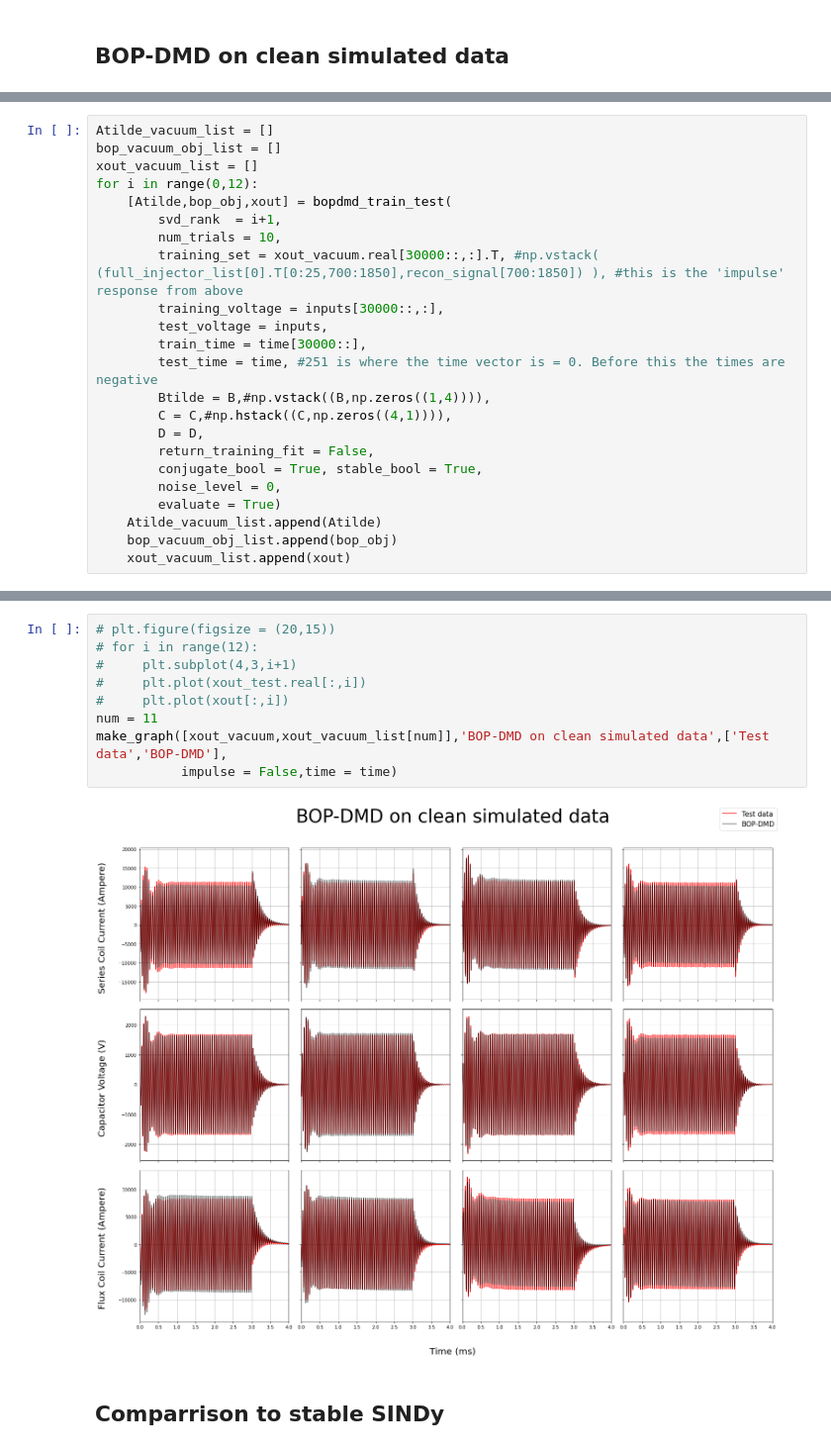
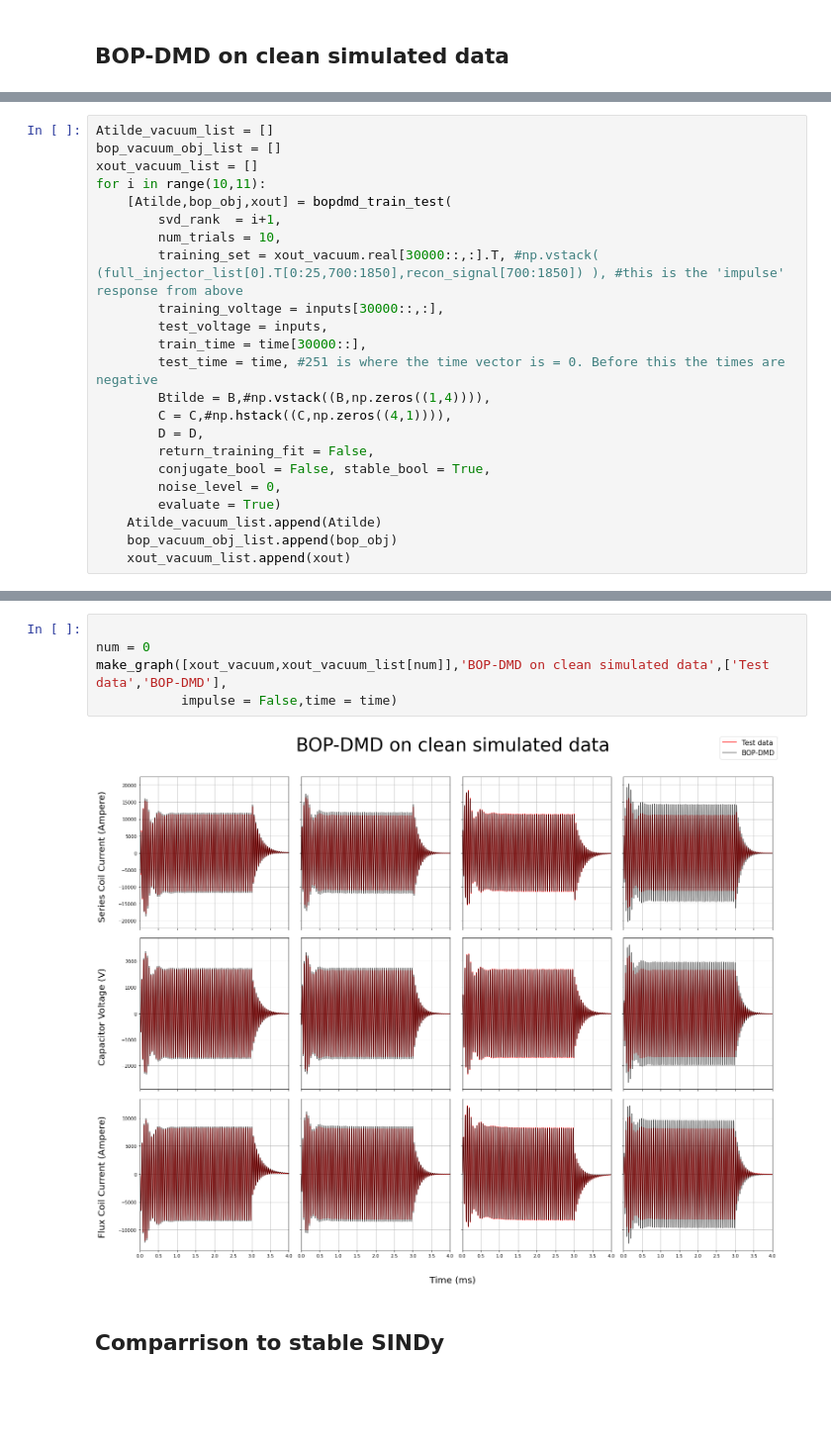
Before and after one commit to zachary-daniel/HIT-SI-Control, a Jupyter notebook: Python_Stuff/BOP_on_sim_data_for_Alan.ipynb, the cells around one changed output, grey strips where cells are left out. Shown at 99% size. Cells and saved outputs as stored; diff of their text form; blank space fills up the shorter version.

```diff
--- a/Python_Stuff/BOP_on_sim_data_for_Alan.ipynb
+++ b/Python_Stuff/BOP_on_sim_data_for_Alan.ipynb
@@ -312,7 +295,7 @@ make_graph([xout_vacuum],'sim data',['sim data'],impulse =False ,time = time)
 Atilde_vacuum_list = []
 bop_vacuum_obj_list = []
 xout_vacuum_list = []
-for i in range(0,12):
+for i in range(10,11):
     [Atilde,bop_obj,xout] = bopdmd_train_test(
         svd_rank  = i+1,
         num_trials = 10,
@@ -325,7 +308,7 @@ for i in range(0,12):
         C = C,#np.hstack((C,np.zeros((4,1)))),
         D = D,
         return_training_fit = False,
-        conjugate_bool = True, stable_bool = True,
+        conjugate_bool = False, stable_bool = True,
         noise_level = 0,
         evaluate = True)
     Atilde_vacuum_list.append(Atilde)
@@ -344,14 +317,10 @@ for i in range(0,12):
 # %%
-# plt.figure(figsize = (20,15))
-# for i in range(12):
-#     plt.subplot(4,3,i+1)
-#     plt.plot(xout_test.real[:,i])
-#     plt.plot(xout[:,i])
-num = 11
+
+num = 0
 make_graph([xout_vacuum,xout_vacuum_list[num]],'BOP-DMD on clean simulated data',['Test data','BOP-DMD'],
            impulse = False,time = time)
 # %% [output]
-[figure, old version]
+[figure, new version]
 # %% [markdown]
 ## Comparrison to stable SINDy
 # %%
```
Also changed, not shown: parts of 8 cells of this notebook, 14 other files.
